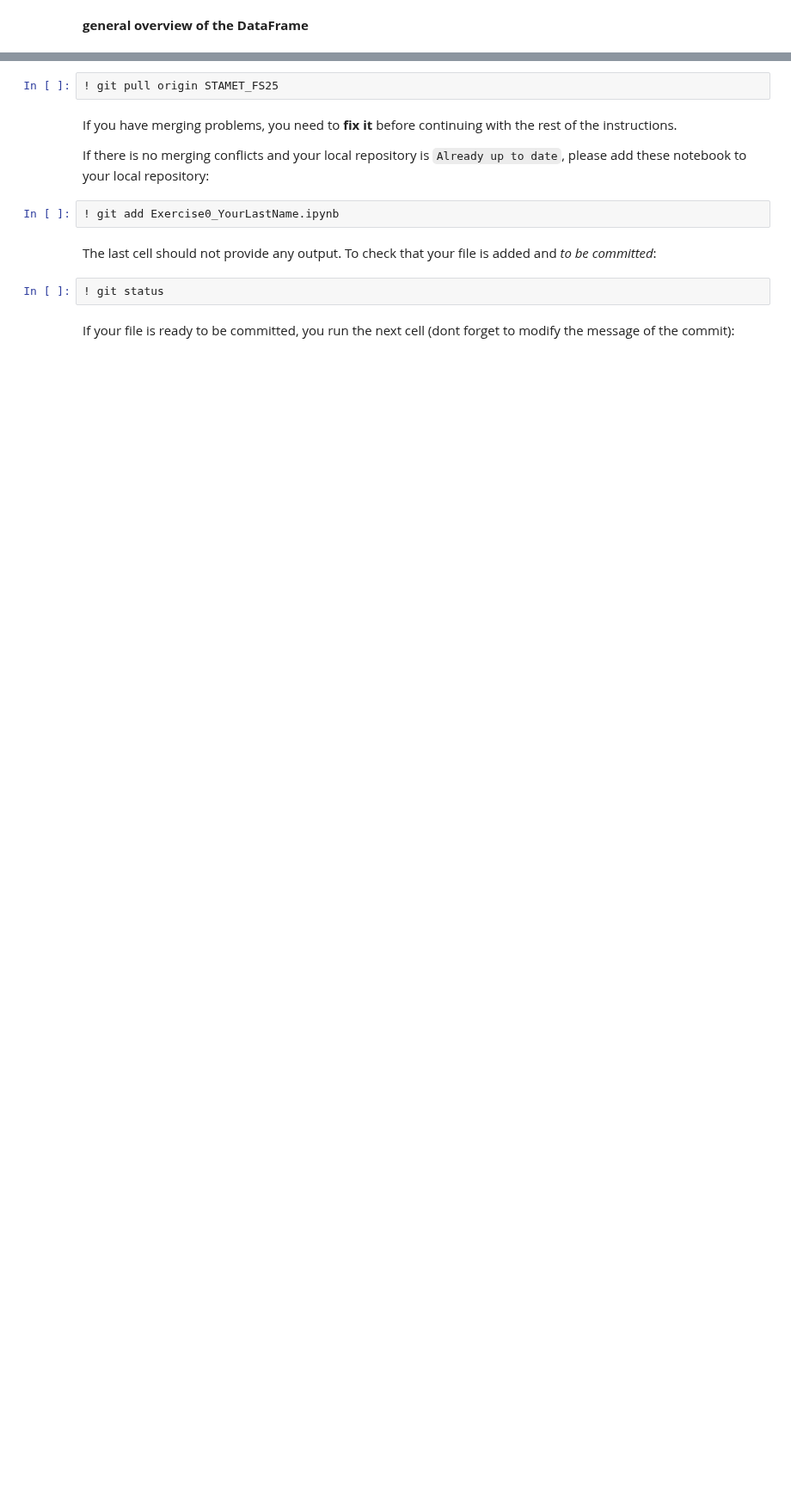
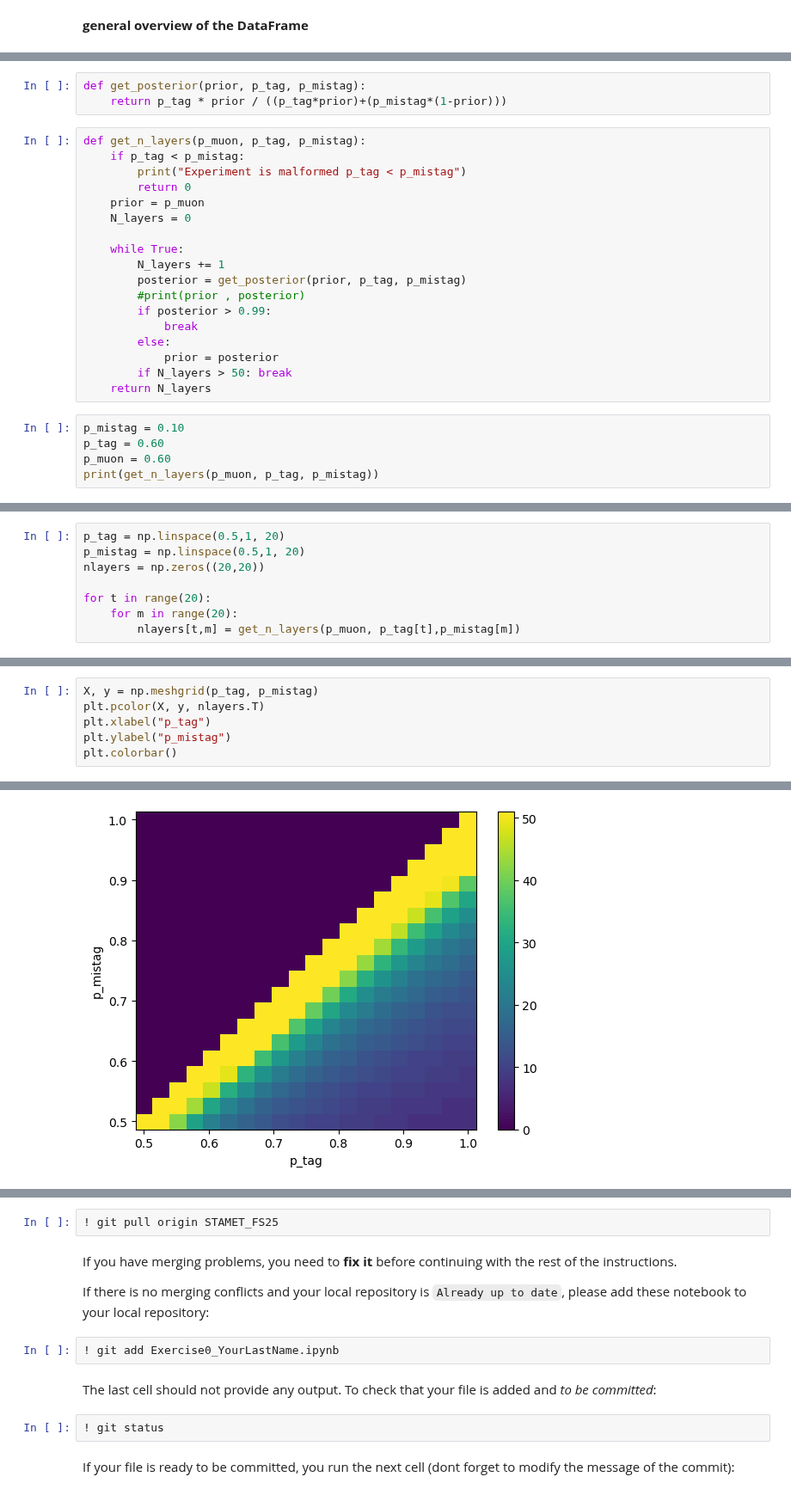
Before and after one commit to Matteo-Bellino/SMATEP_Project, a Jupyter notebook: exercises/Exercise0/Exercise0.ipynb, the cells around one changed output, grey strips where cells are left out. Shown at 86% size. Drawn from its saved outputs; the diff is of its cells as text; blank space fills up the shorter version.

```diff
--- a/exercises/Exercise0/Exercise0.ipynb
+++ b/exercises/Exercise0/Exercise0.ipynb
@@ -509,0 +675,26 @@ df.info()
+# %%
+def get_posterior(prior, p_tag, p_mistag):
+    return p_tag * prior / ((p_tag*prior)+(p_mistag*(1-prior)))
+# %%
+def get_n_layers(p_muon, p_tag, p_mistag):
+    if p_tag < p_mistag:
+        print("Experiment is malformed p_tag < p_mistag")
+        return 0
+    prior = p_muon
+    N_layers = 0
+
+    while True:
+        N_layers += 1
+        posterior = get_posterior(prior, p_tag, p_mistag)
+        #print(prior , posterior)
+        if posterior > 0.99:
+            break
+        else:
+            prior = posterior
+        if N_layers > 50: break
+    return N_layers
+# %%
+p_mistag = 0.10
+p_tag = 0.60
+p_muon = 0.60
+print(get_n_layers(p_muon, p_tag, p_mistag))
@@ -509,0 +703,8 @@ df.info()
+# %%
+p_tag = np.linspace(0.5,1, 20)
+p_mistag = np.linspace(0.5,1, 20)
+nlayers = np.zeros((20,20))
+
+for t in range(20):
+    for m in range(20):
+        nlayers[t,m] = get_n_layers(p_muon, p_tag[t],p_mistag[m])
@@ -509,0 +729,7 @@ df.info()
+# %%
+X, y = np.meshgrid(p_tag, p_mistag)
+plt.pcolor(X, y, nlayers.T)
+plt.xlabel("p_tag")
+plt.ylabel("p_mistag")
+plt.colorbar()
+# %% [output]
@@ -510 +737,2 @@ df.info()
+[figure, added]
 # %% [markdown]
```
Also changed, not shown: parts of 33 cells of this notebook.
